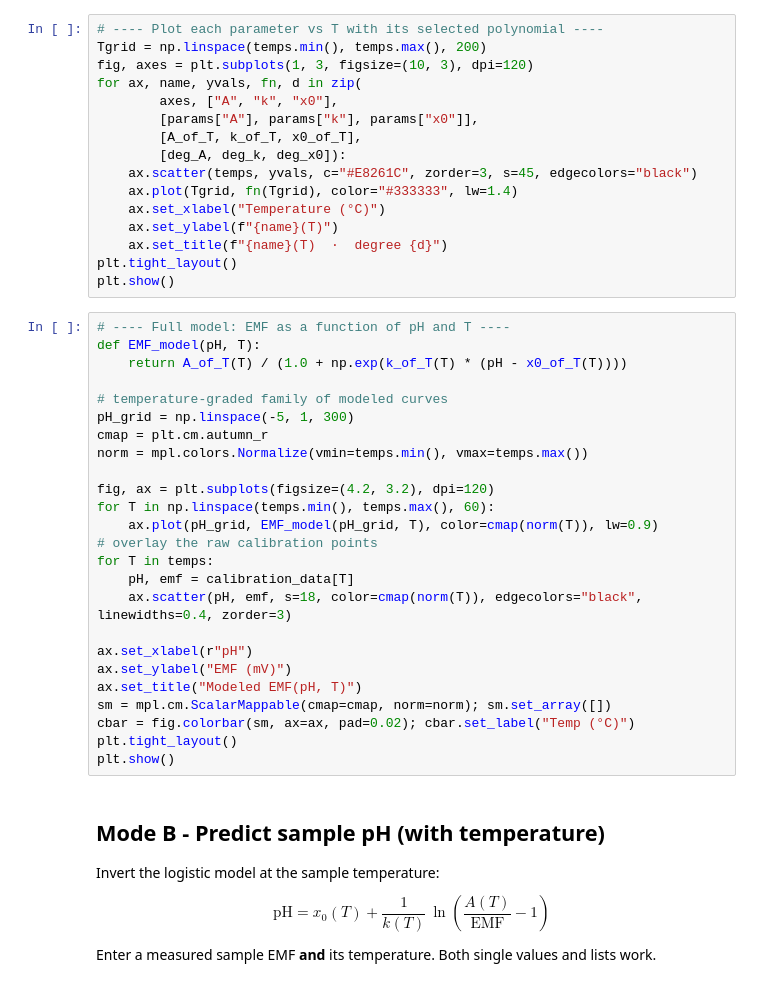
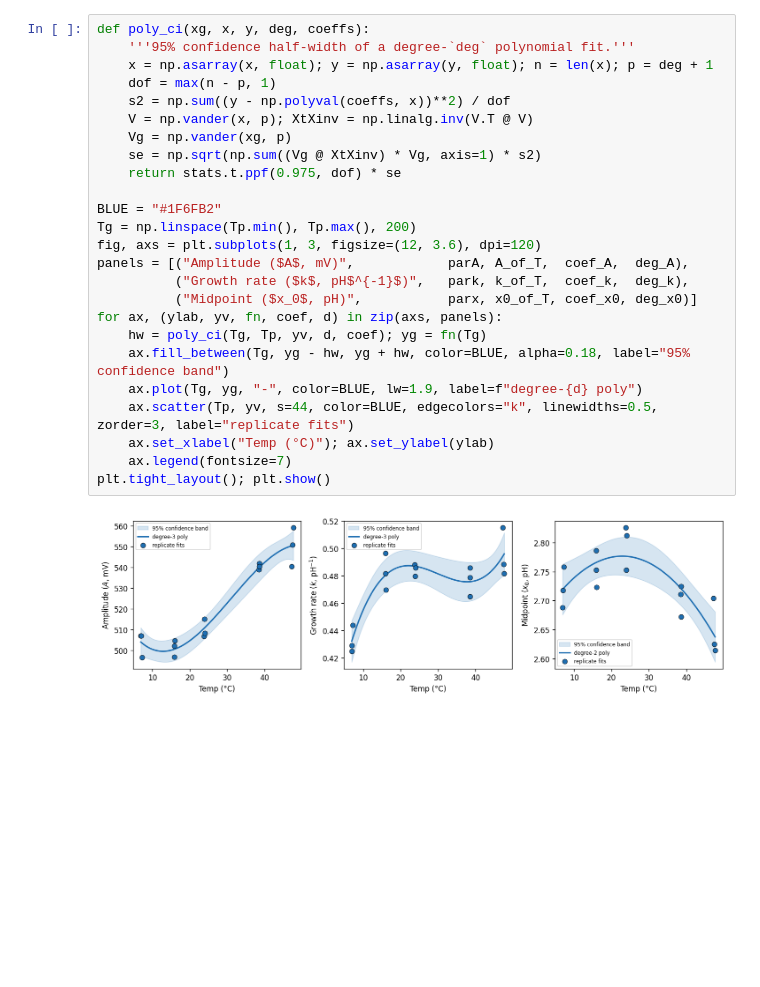
Before and after one commit to SarawudTH/NegativePH, a Jupyter notebook: Negative_pH_calibration_Tcorrection.ipynb, the cells around one changed output. Cells and saved outputs as stored; diff of their text form; blank space fills up the shorter version.

```diff
--- a/Negative_pH_calibration_Tcorrection.ipynb
+++ b/Negative_pH_calibration_Tcorrection.ipynb
@@ -160,49 +329,27 @@ print("\nFinal polynomial degrees:  A:", deg_A, " k:", deg_k, " x0:", deg_x0)
-# %%
-# ---- Plot each parameter vs T with its selected polynomial ----
-Tgrid = np.linspace(temps.min(), temps.max(), 200)
-fig, axes = plt.subplots(1, 3, figsize=(10, 3), dpi=120)
-for ax, name, yvals, fn, d in zip(
-        axes, ["A", "k", "x0"],
-        [params["A"], params["k"], params["x0"]],
-        [A_of_T, k_of_T, x0_of_T],
-        [deg_A, deg_k, deg_x0]):
-    ax.scatter(temps, yvals, c="#E8261C", zorder=3, s=45, edgecolors="black")
-    ax.plot(Tgrid, fn(Tgrid), color="#333333", lw=1.4)
-    ax.set_xlabel("Temperature (°C)")
-    ax.set_ylabel(f"{name}(T)")
-    ax.set_title(f"{name}(T)  ·  degree {d}")
-plt.tight_layout()
-plt.show()
-# %%
-# ---- Full model: EMF as a function of pH and T ----
-def EMF_model(pH, T):
-    return A_of_T(T) / (1.0 + np.exp(k_of_T(T) * (pH - x0_of_T(T))))
-
-# temperature-graded family of modeled curves
-pH_grid = np.linspace(-5, 1, 300)
-cmap = plt.cm.autumn_r
-norm = mpl.colors.Normalize(vmin=temps.min(), vmax=temps.max())
-
-fig, ax = plt.subplots(figsize=(4.2, 3.2), dpi=120)
-for T in np.linspace(temps.min(), temps.max(), 60):
-    ax.plot(pH_grid, EMF_model(pH_grid, T), color=cmap(norm(T)), lw=0.9)
-# overlay the raw calibration points
-for T in temps:
-    pH, emf = calibration_data[T]
-    ax.scatter(pH, emf, s=18, color=cmap(norm(T)), edgecolors="black", linewidths=0.4, zorder=3)
-
-ax.set_xlabel(r"pH")
-ax.set_ylabel("EMF (mV)")
-ax.set_title("Modeled EMF(pH, T)")
-sm = mpl.cm.ScalarMappable(cmap=cmap, norm=norm); sm.set_array([])
-cbar = fig.colorbar(sm, ax=ax, pad=0.02); cbar.set_label("Temp (°C)")
-plt.tight_layout()
-plt.show()
-# %% [markdown]
-## Mode B - Predict sample pH (with temperature)
-
-Invert the logistic model at the sample temperature:
-
-$$\text{pH} = x_0(T) + \dfrac{1}{k(T)}\,\ln\!\left(\dfrac{A(T)}{\text{EMF}} - 1\right)$$
-
-Enter a measured sample EMF **and** its temperature. Both single values and lists work.
+# %%
+def poly_ci(xg, x, y, deg, coeffs):
+    '''95% confidence half-width of a degree-`deg` polynomial fit.'''
+    x = np.asarray(x, float); y = np.asarray(y, float); n = len(x); p = deg + 1
+    dof = max(n - p, 1)
+    s2 = np.sum((y - np.polyval(coeffs, x))**2) / dof
+    V = np.vander(x, p); XtXinv = np.linalg.inv(V.T @ V)
+    Vg = np.vander(xg, p)
+    se = np.sqrt(np.sum((Vg @ XtXinv) * Vg, axis=1) * s2)
+    return stats.t.ppf(0.975, dof) * se
+
+BLUE = "#1F6FB2"
+Tg = np.linspace(Tp.min(), Tp.max(), 200)
+fig, axs = plt.subplots(1, 3, figsize=(12, 3.6), dpi=120)
+panels = [("Amplitude ($A$, mV)",            parA, A_of_T,  coef_A,  deg_A),
+          ("Growth rate ($k$, pH$^{-1}$)",   park, k_of_T,  coef_k,  deg_k),
+          ("Midpoint ($x_0$, pH)",           parx, x0_of_T, coef_x0, deg_x0)]
+for ax, (ylab, yv, fn, coef, d) in zip(axs, panels):
+    hw = poly_ci(Tg, Tp, yv, d, coef); yg = fn(Tg)
+    ax.fill_between(Tg, yg - hw, yg + hw, color=BLUE, alpha=0.18, label="95% confidence band")
+    ax.plot(Tg, yg, "-", color=BLUE, lw=1.9, label=f"degree-{d} poly")
+    ax.scatter(Tp, yv, s=44, color=BLUE, edgecolors="k", linewidths=0.5, zorder=3, label="replicate fits")
+    ax.set_xlabel("Temp (°C)"); ax.set_ylabel(ylab)
+    ax.legend(fontsize=7)
+plt.tight_layout(); plt.show()
+# %% [output]
+[figure, added]
```
Also changed, not shown: parts of 24 cells of this notebook.
